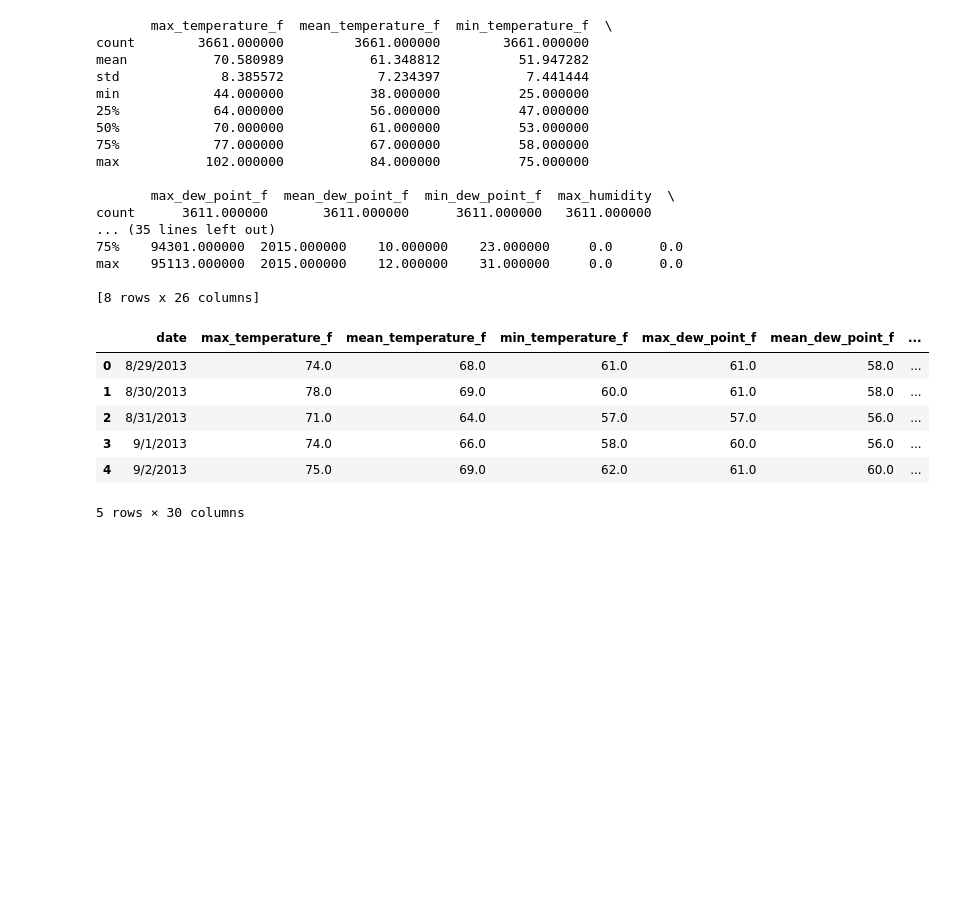
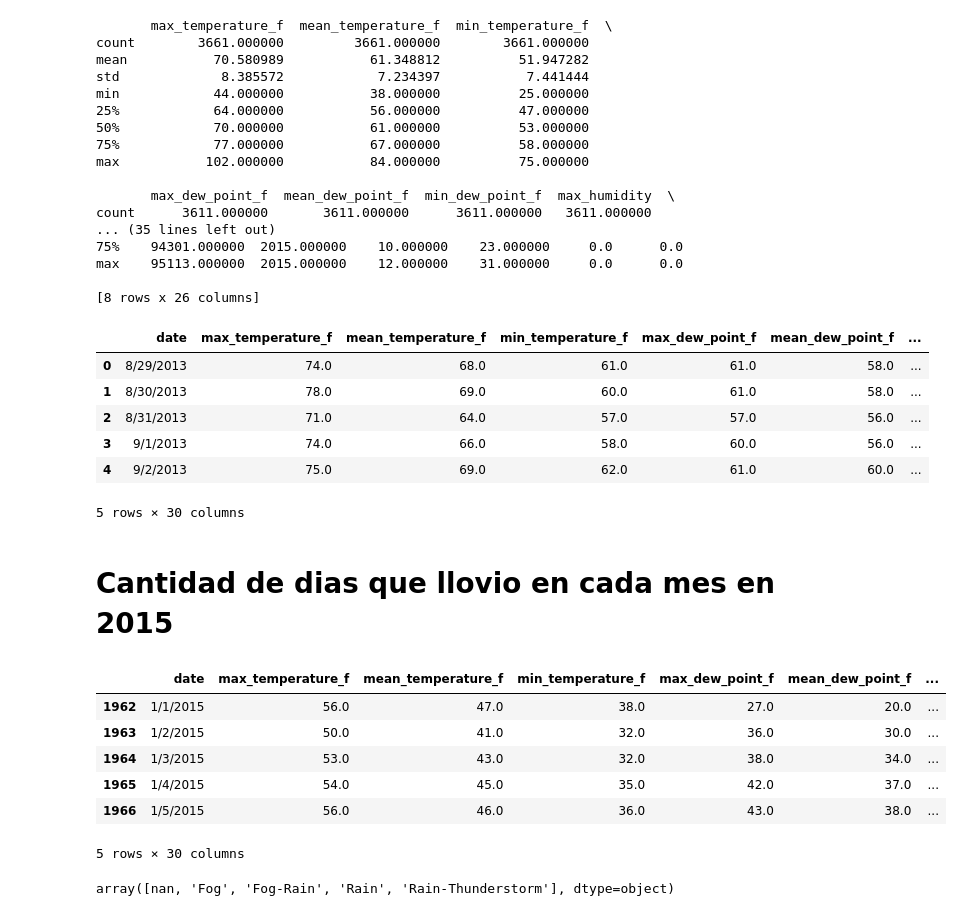
Before and after one commit to agustinpalmeira/TP-BicycleRental, a Jupyter notebook: weather.ipynb, the cells around one changed output. Cells and saved outputs as stored; diff of their text form; code cells hidden in the pictures; blank space fills up the shorter version.

Commit message:
- Analisis sobre las cantidades de días que llovió, hubo niebla, etc. y gráficos al respecto.

```diff
--- a/weather.ipynb
+++ b/weather.ipynb
@@ -249,3 +249,20 @@ weatherWithDates.head()
 | 3 | 9/1/2013 | 74.0 | 66.0 | 58.0 | 60.0 | 56.0 | ... |
 | 4 | 9/2/2013 | 75.0 | 69.0 | 62.0 | 61.0 | 60.0 | ... |
 5 rows × 30 columns
+# %% [markdown]
+# Cantidad de dias que llovio en cada mes en 2015
+# %%
+weather_2015 = weatherWithDates[weatherWithDates['anio'] == 2015]
+weather_2015.head()
+# %% [output]
+|  | date | max_temperature_f | mean_temperature_f | min_temperature_f | max_dew_point_f | mean_dew_point_f | ... |
+| 1962 | 1/1/2015 | 56.0 | 47.0 | 38.0 | 27.0 | 20.0 | ... |
+| 1963 | 1/2/2015 | 50.0 | 41.0 | 32.0 | 36.0 | 30.0 | ... |
+| 1964 | 1/3/2015 | 53.0 | 43.0 | 32.0 | 38.0 | 34.0 | ... |
+| 1965 | 1/4/2015 | 54.0 | 45.0 | 35.0 | 42.0 | 37.0 | ... |
+| 1966 | 1/5/2015 | 56.0 | 46.0 | 36.0 | 43.0 | 38.0 | ... |
+5 rows × 30 columns
+# %%
+weather_2015['events'].unique()
+# %% [output]
+array([nan, 'Fog', 'Fog-Rain', 'Rain', 'Rain-Thunderstorm'], dtype=object)
```
Also changed, not shown: parts of 25 cells of this notebook.
